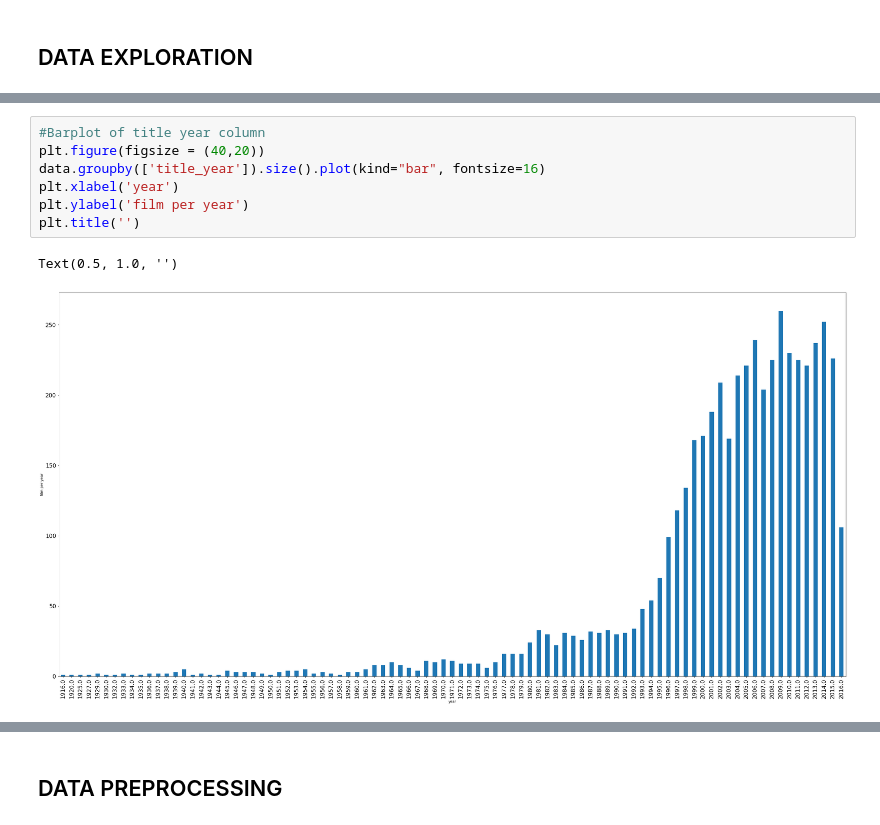
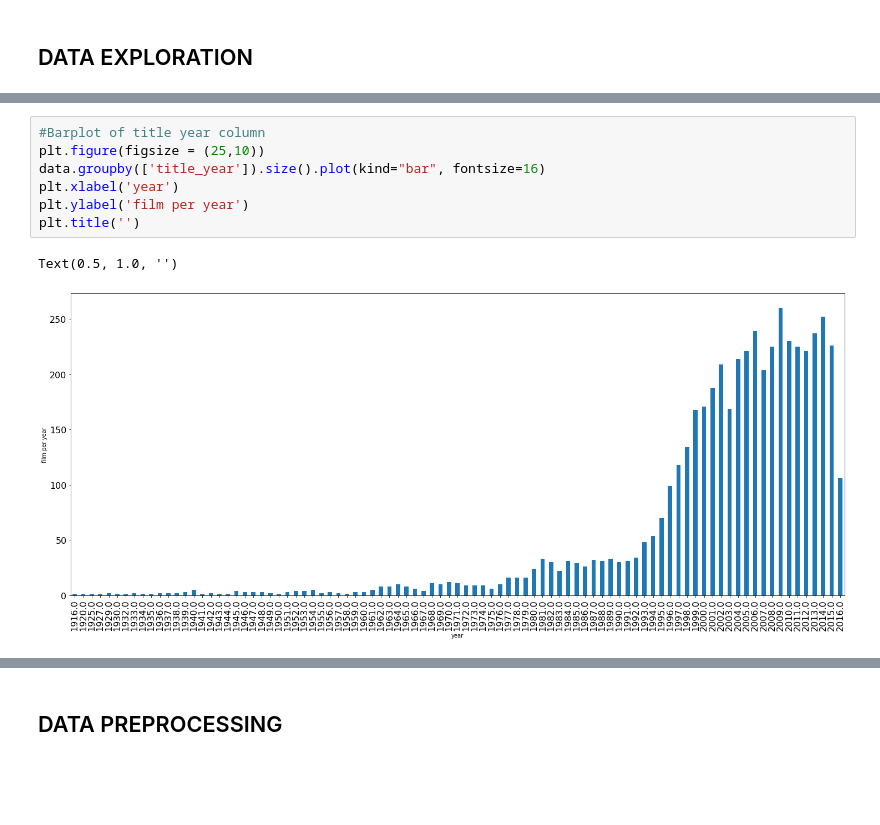
Before and after one commit to layachisara/Movie-Success-Prediction, a Jupyter notebook: main.ipynb, the cells around one changed output, grey strips where cells are left out. Drawn from its saved outputs; the diff is of its cells as text; blank space fills up the shorter version.

```diff
--- a/main.ipynb
+++ b/main.ipynb
@@ -80,12 +80,12 @@ Text(0.5, 1.0, '')
 # %%
 #Barplot of title year column
-plt.figure(figsize = (40,20))
+plt.figure(figsize = (25,10))
 data.groupby(['title_year']).size().plot(kind="bar", fontsize=16)
 plt.xlabel('year')
 plt.ylabel('film per year')
 plt.title('')
 # %% [output]
 Text(0.5, 1.0, '')
-[figure, old version]
+[figure, new version]
 # %%
 # Barplot of imbd_binned column
```
Also changed, not shown: parts of 29 cells of this notebook, 7 other files.
